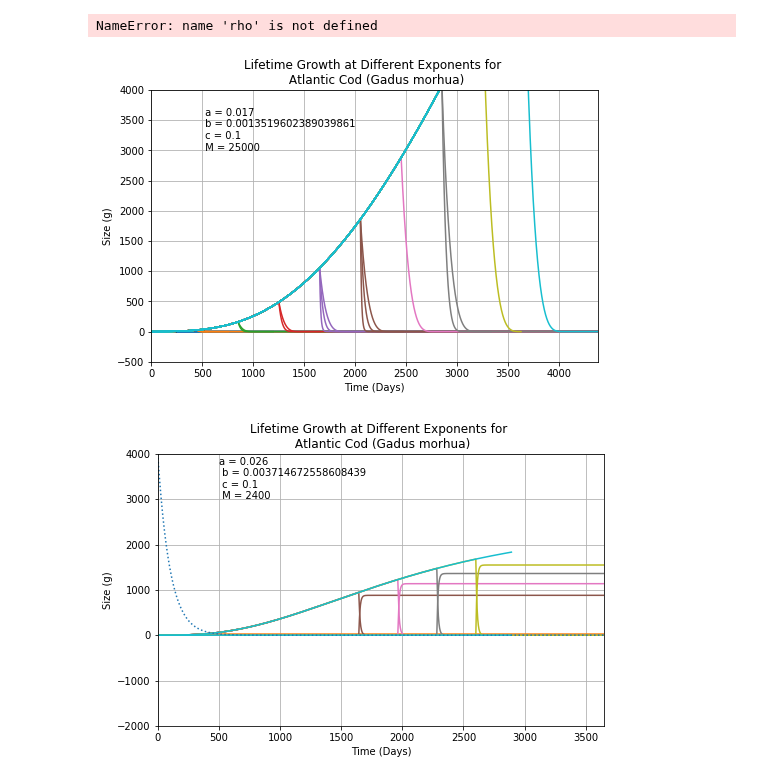
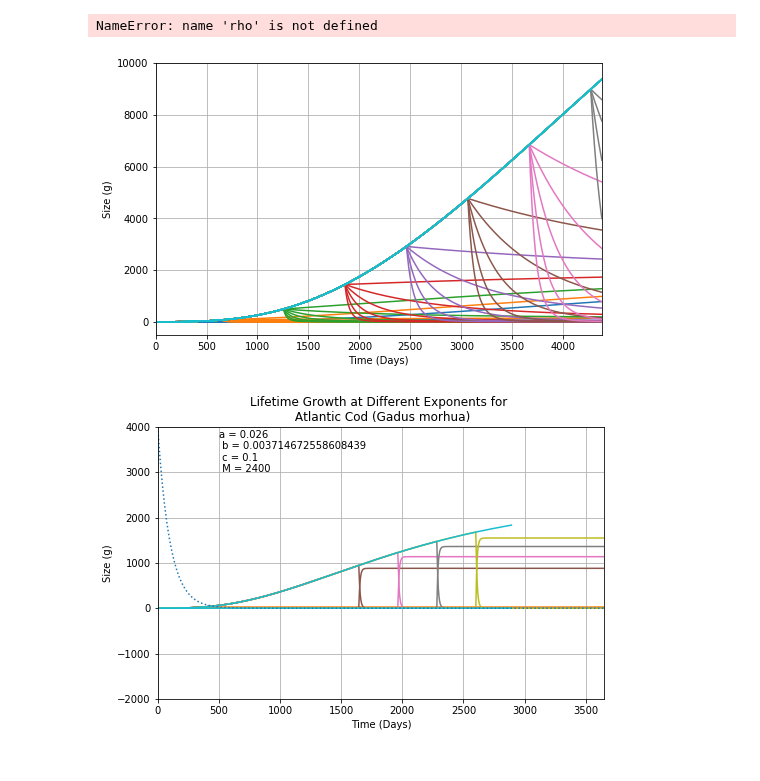
Before and after one commit to lvassor/HyperallometricFecundity, a Jupyter notebook: Code/Intake_Rate_OGM.ipynb, the cells around one changed output. Saved outputs shown, nothing was run; the diff lists cells and outputs as text; code cells hidden in the pictures.

```diff
--- a/Code/Intake_Rate_OGM.ipynb
+++ b/Code/Intake_Rate_OGM.ipynb
@@ -247,7 +247,7 @@ t = np.arange(0, 12*365, 1)
 
 a = 0.017
 b = a/(hypothetical_asymptotic_mass**0.25)     # rearrange eq. 6 to find b in terms of a
-c = 0.1 # West et al. assume 0.1 from Peters
+c = 0.008 # West et al. assume 0.1 from Peters
 
 # set the initial conditions for the two populations (10 resources and 5 consumers per unit area)
 
@@ -256,45 +256,45 @@ c = 0.1 # West et al. assume 0.1 from Peters
 # set parameters
 resolution = 10
 rho_values = np.linspace(0.75,1.5,resolution)
-alpha_values = np.linspace(50,10*365,resolution) # maturing up to 10 yrs old
+alpha_values = np.linspace(50,15*365,resolution) # maturing up to 10 yrs old
 mu = 0.01
 
 # Integration - loop through all maturation ages within all exponent values
 # cumRepro = np.ones((resolution,resolution))
 cumRepro = np.ones((resolution,resolution))
 
 ax = plt.gca()
 for j, alpha in enumerate(alpha_values):
     alpha = alpha_values[j]
     color = next(ax._get_lines.prop_cycler)['color'] # keep color the same for both growth curve and repro curve with same rho value
     for i, rho in enumerate(rho_values):
         hypothetical_starting_reproduction = c*hypothetical_starting_mass**rho
         m0 = 0.1
         r0 = hypothetical_starting_reproduction
         rm0 = sc.array([m0, r0])
         rho = rho_values[i]
         lifetime_repro, infodict = integrate.odeint(dCR_dt, rm0, t, args = (a,b,c,rho,alpha),full_output = True)
 #         plt.vlines(alpha, color='grey',linestyle='--', linewidth=1, ymin=0, ymax=lifetime_repro[alpha][0])
         plt.plot(t, lifetime_repro[:,0], color = color, label = rho_values[i])
 #         plt.plot(t, lifetime_repro[:,1], color = color) # label = 'Mass with Time')
         cumRepro[i,j] = lifetime_repro[-1][1] # only want repro so print second element of scipy array
 
 
 # Plot growth curves under different regimes
 plt.grid()
 # plt.plot(t, 4000*L(t), linestyle=':')
 # plt.legend(loc='best', title=r'$\rho$ = ')
 plt.xlabel('Time (Days)')
 ax.set_xlim([0,len(t)])
-ax.set_ylim([-500,4000]) # whitespace because indeterminate so never reach asymptote
+ax.set_ylim([-500,10000]) # whitespace because indeterminate so never reach asymptote
 plt.rcParams['figure.figsize'] = [8,5]
 plt.ylabel('Size (g)')
-plt.title("Lifetime Growth at Different Exponents for \n Atlantic Cod (Gadus morhua)")
-plt.annotate(' a = {} \n b = {} \n c = {} \n M = {}'.format(str(a), str(b), str(c), str(hypothetical_asymptotic_mass)), xy=(0,0), xytext=(500,3000))
-plt.savefig('../Results/growth_curve_rho.pdf', bbox_inches='tight')
+# plt.title("Lifetime Growth at Different Exponents for \n Atlantic Cod (Gadus morhua)")
+# plt.annotate(' a = {} \n b = {} \n c = {} \n M = {}'.format(str(a), str(b), str(c), str(hypothetical_asymptotic_mass)), xy=(0,0), xytext=(500,3000))
+plt.savefig('../Results/growth_curves.pdf', bbox_inches='tight')
 plt.show()
 # %% [output]
-[figure, old version]
+[figure, new version]
 # %%
 ####################################################################
 #################### SALMON (Oncorhynchus nerka) #####################
```
Also changed, not shown: 2 other files.
